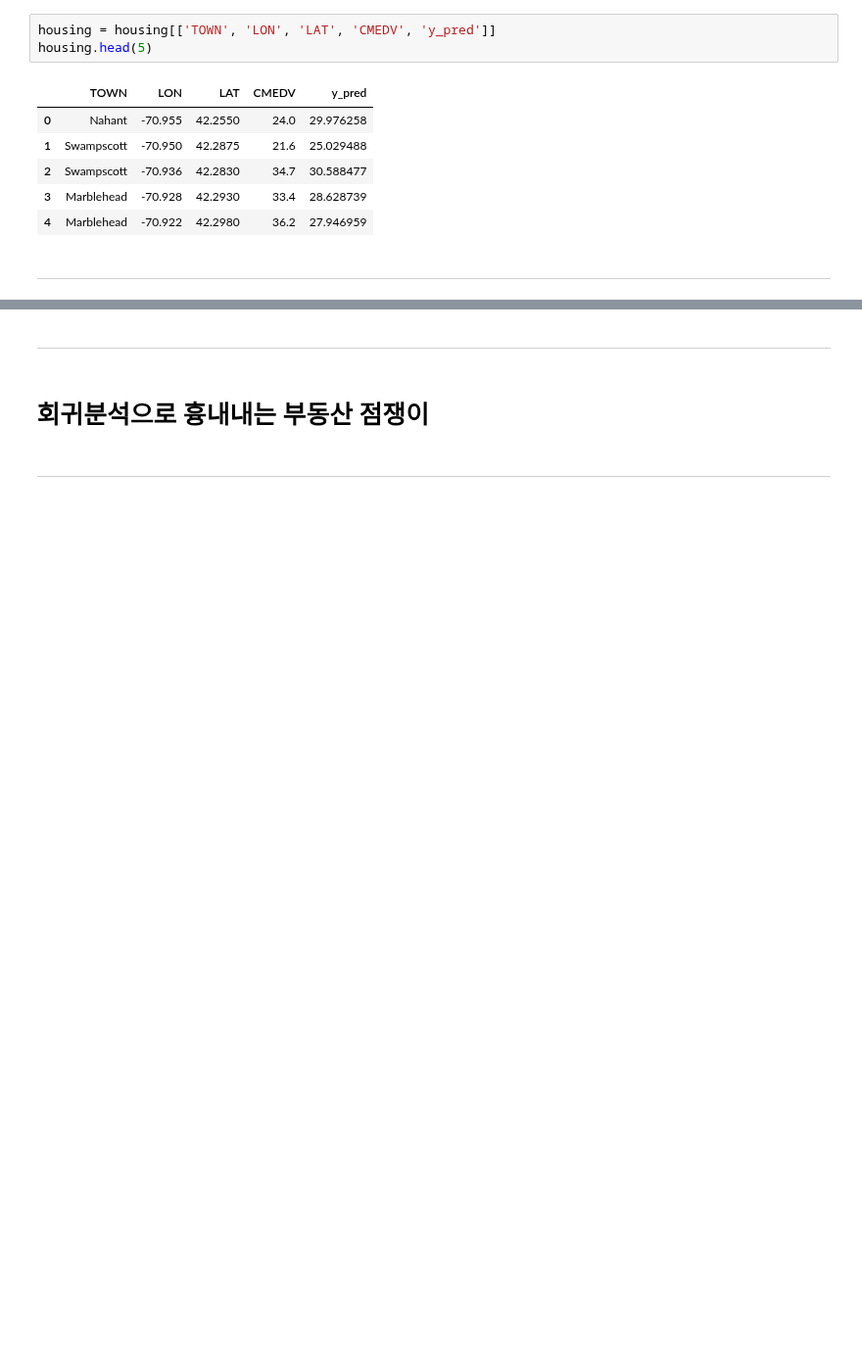
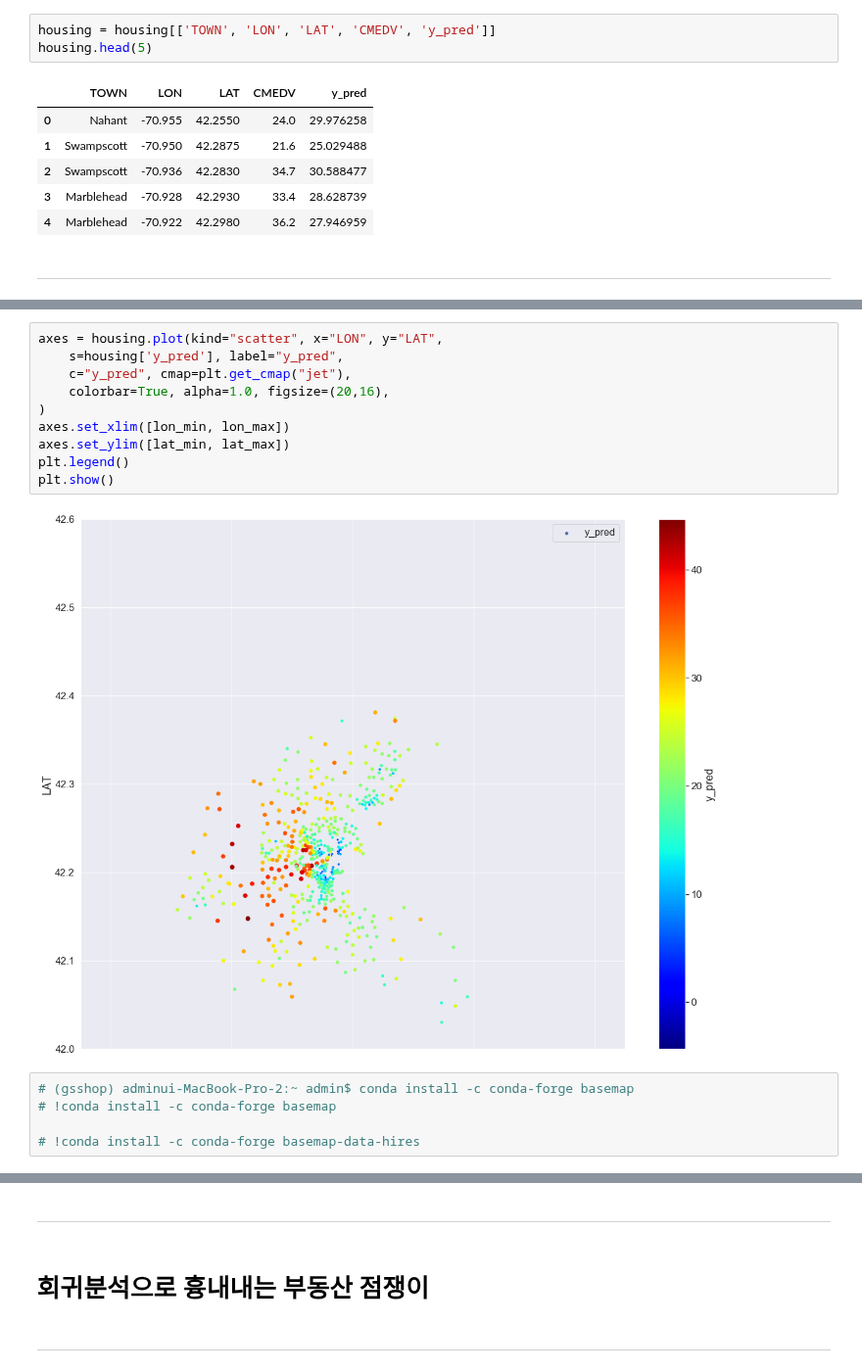
Before and after one commit to yoonkt200/python-data-analysis, a Jupyter notebook: chapter2/01-housing-prediction.ipynb, the cells around one changed output, grey strips where cells are left out. Shown at 98% size. Saved outputs shown, nothing was run; the diff lists cells and outputs as text; blank space fills up the shorter version.

```diff
--- a/chapter2/01-housing-prediction.ipynb
+++ b/chapter2/01-housing-prediction.ipynb
@@ -415,0 +415,17 @@ plt.legend()
+# %%
+axes = housing.plot(kind="scatter", x="LON", y="LAT",
+    s=housing['y_pred'], label="y_pred",
+    c="y_pred", cmap=plt.get_cmap("jet"),
+    colorbar=True, alpha=1.0, figsize=(20,16),
+)
+axes.set_xlim([lon_min, lon_max])
+axes.set_ylim([lat_min, lat_max])
+plt.legend()
+plt.show()
+# %% [output]
+[figure, added]
+# %%
+# (gsshop) adminui-MacBook-Pro-2:~ admin$ conda install -c conda-forge basemap
+# !conda install -c conda-forge basemap
+
+# !conda install -c conda-forge basemap-data-hires
```
Also changed, not shown: parts of 16 cells of this notebook, 1 other file.
